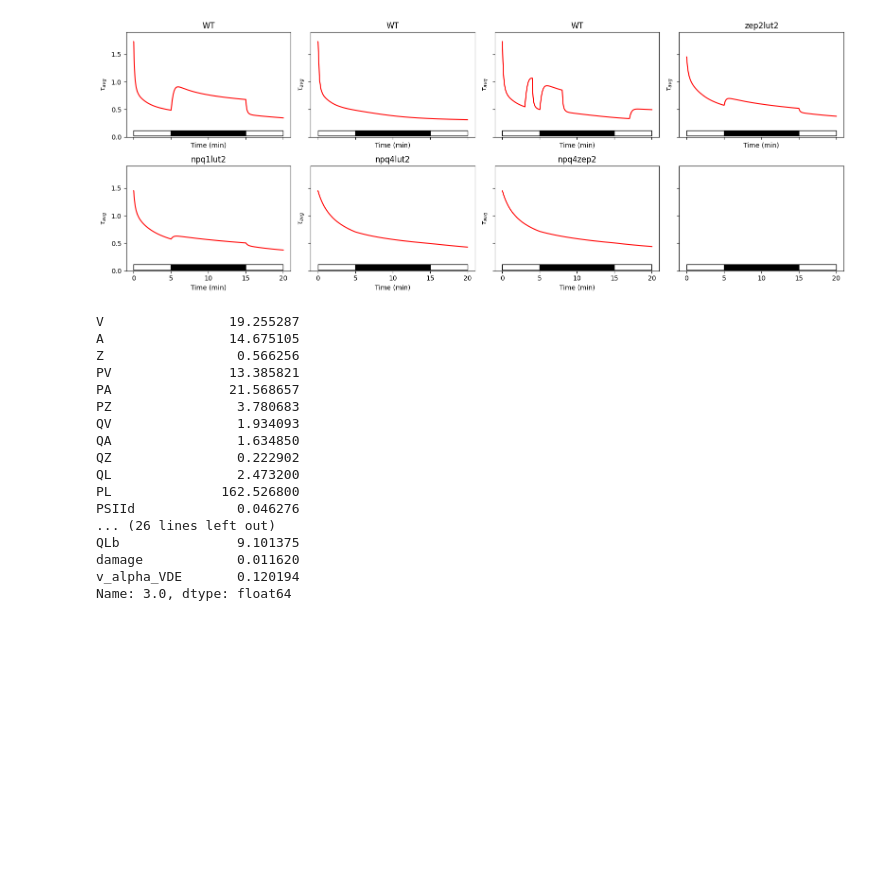
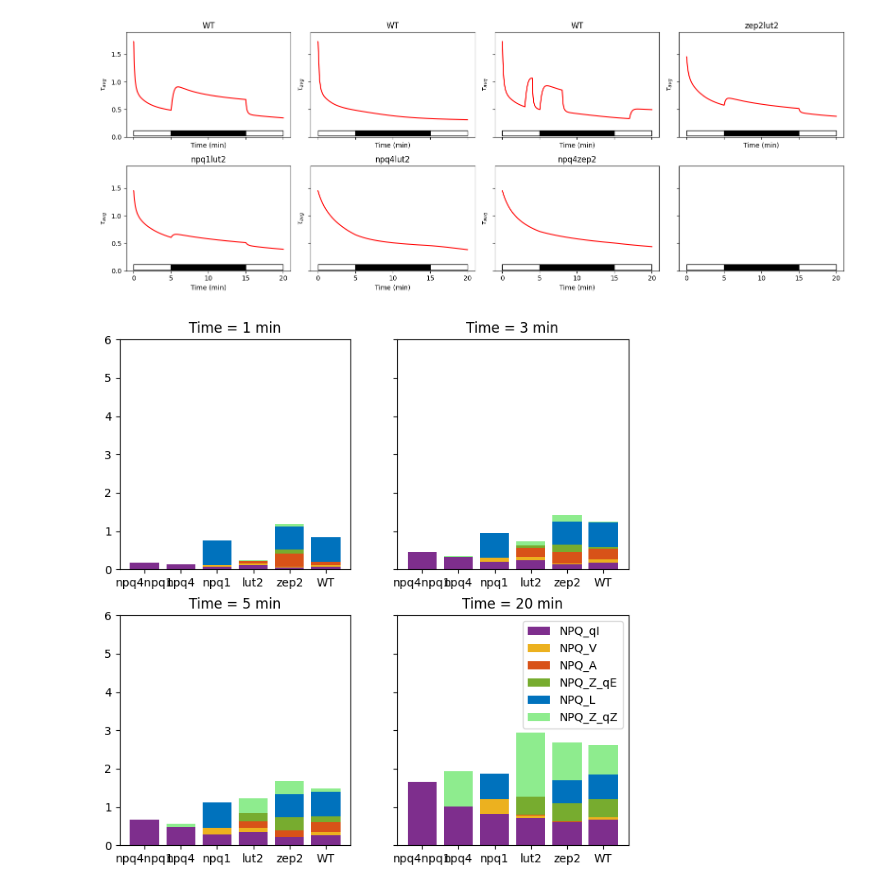
Before and after one commit to Computational-Biology-Aachen/mxl-models, a Jupyter notebook: docs/lam2026.ipynb, the cells around one changed output. Cells and saved outputs as stored; diff of their text form; code cells hidden in the pictures; blank space fills up the shorter version.

```diff
--- a/docs/lam2026.ipynb
+++ b/docs/lam2026.ipynb
@@ -339,27 +343,30 @@ con_npq4npq1 = Simulator(add_con(m_npq4npq1)).simulate(1e-6).update_parameter('p
 # %%
 res_list= [con_npq4npq1, con_npq4, con_npq1, con_lut2, con_zep2, con_WT]
 timepoints = [1, 3, 5, 20]
+# timepoints = [1, 6, 10, 40]
+geno = ["npq4npq1", "npq4", "npq1", "lut2", "zep2", "WT"]
+vars =  ["NPQ_qI", "NPQ_V", "NPQ_A", "NPQ_Z_qE", "NPQ_L", "NPQ_Z_qZ"]
+colors = ["#7e2e8d", "#ecb11f", "#d85218", "#77ac2f", "#0072bd", "#8eec8e"]
 
-fig, axs = plt.subplots(ncols= 2, nrows =2, figsize = (8, 8))
+
+fig, axs = plt.subplots(ncols= 2, nrows =2, figsize = (8, 8), sharey= True)
 
 for ax, time in zip(axs.flatten(), timepoints):
-    for res in res_list:
-        df = res.loc[time]
+    ax.set_ylim(0,6)
+    dfs = []
+    for res, gen in zip(res_list, geno):
+        df = res.loc[[time], vars]
+        df = df.T
+        df.columns = [gen]
+        dfs.append(df)
+    dff = pd.concat(dfs, axis=1)
+    height = 0
+    bottom = 0
+    for var, color in zip(vars, colors):
+        # height = height + dff.loc[var]
+        ax.bar(geno, dff.loc[var], bottom=bottom,label = var, color = color)
+        bottom = bottom + dff.loc[var]
+    ax.set_title(f"Time = {time} min")
+    plt.legend()
 # %% [output]
-V                19.255287
-A                14.675105
-Z                 0.566256
-PV               13.385821
-PA               21.568657
-PZ                3.780683
-QV                1.934093
-QA                1.634850
-QZ                0.222902
-QL                2.473200
-PL              162.526800
-PSIId             0.046276
-... (26 lines left out)
-QLb               9.101375
-damage            0.011620
-v_alpha_VDE       0.120194
-Name: 3.0, dtype: float64
+[figure, added]
```
Also changed, not shown: parts of 11 cells of this notebook, 1 other file.
